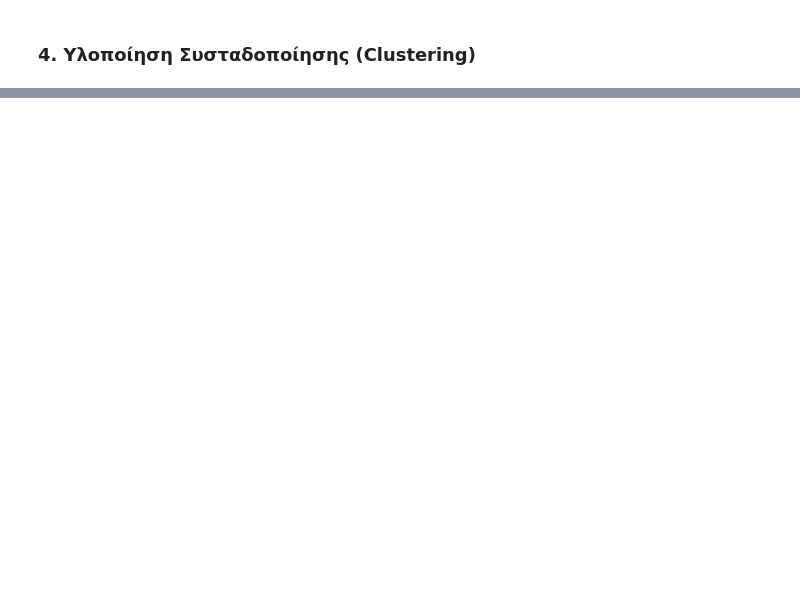
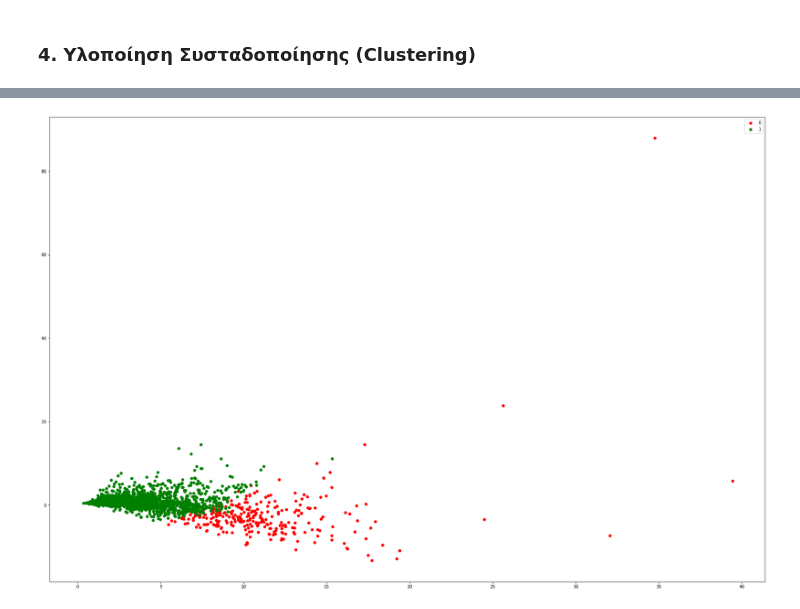
Before and after one commit to dimpapac/TED2, a Jupyter notebook: TED2.ipynb, the cells around one changed output, grey strips where cells are left out. Drawn from its saved outputs; the diff is of its cells as text; code cells hidden in the pictures; blank space fills up the shorter version.

```diff
--- a/TED2.ipynb
+++ b/TED2.ipynb
@@ -468,0 +459,15 @@ print(metrics.accuracy_score( y_test, y_score))
+# %%
+kmeans = KMeans(n_clusters=2, random_state=0).fit(X_train)
+y = kmeans.labels_
+
+target_ids = range(2)
+
+from matplotlib import pyplot as plt
+plt.figure(figsize=(30, 20))
+for i, c, label in zip( target_ids , 'rgbcmykw', ['0','1']):
+    plt.scatter(Xpca[y == i, 0], Xpca[y == i, 1],
+               c=c, label=label)
+plt.legend()
+plt.show()
+# %% [output]
+[figure, added]
```
Also changed, not shown: parts of 17 cells of this notebook.
